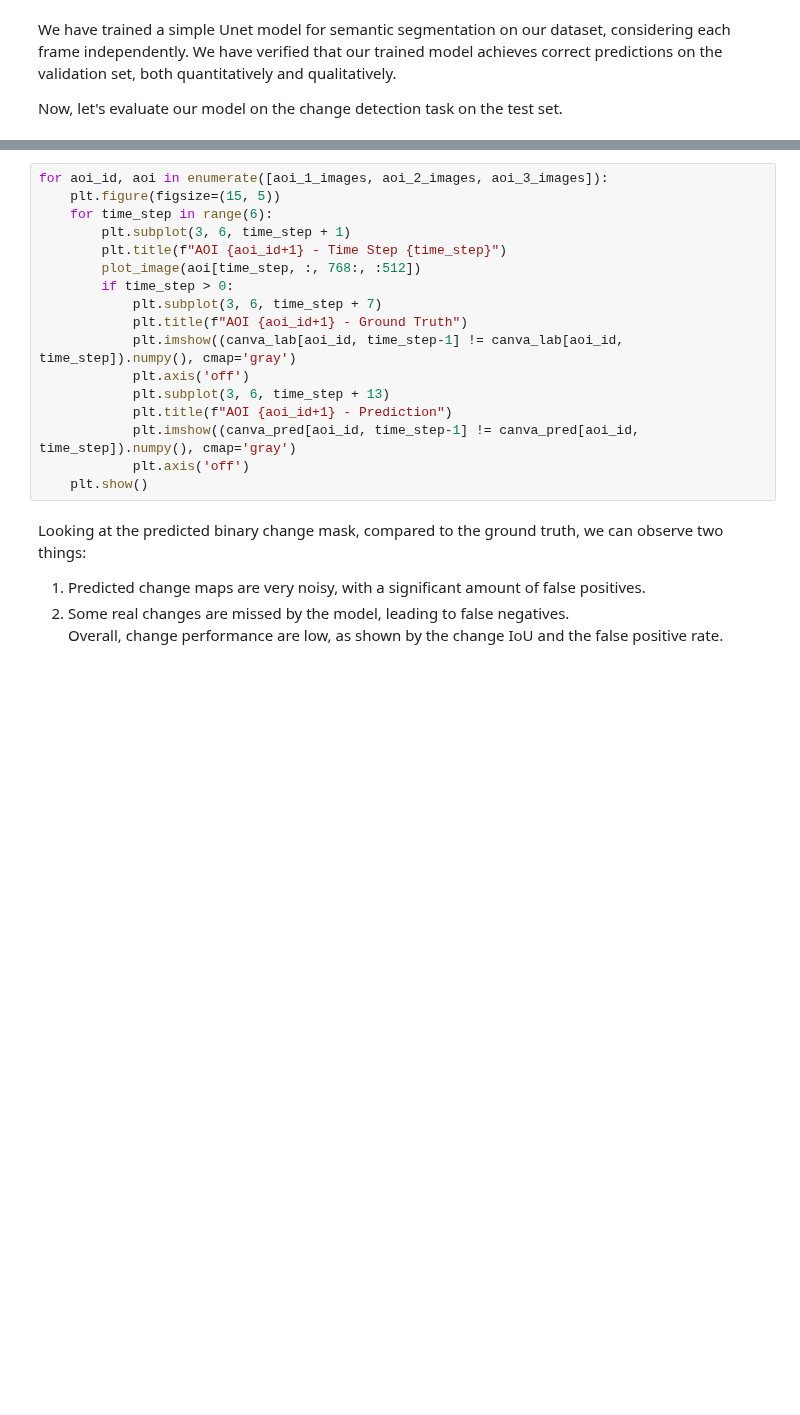
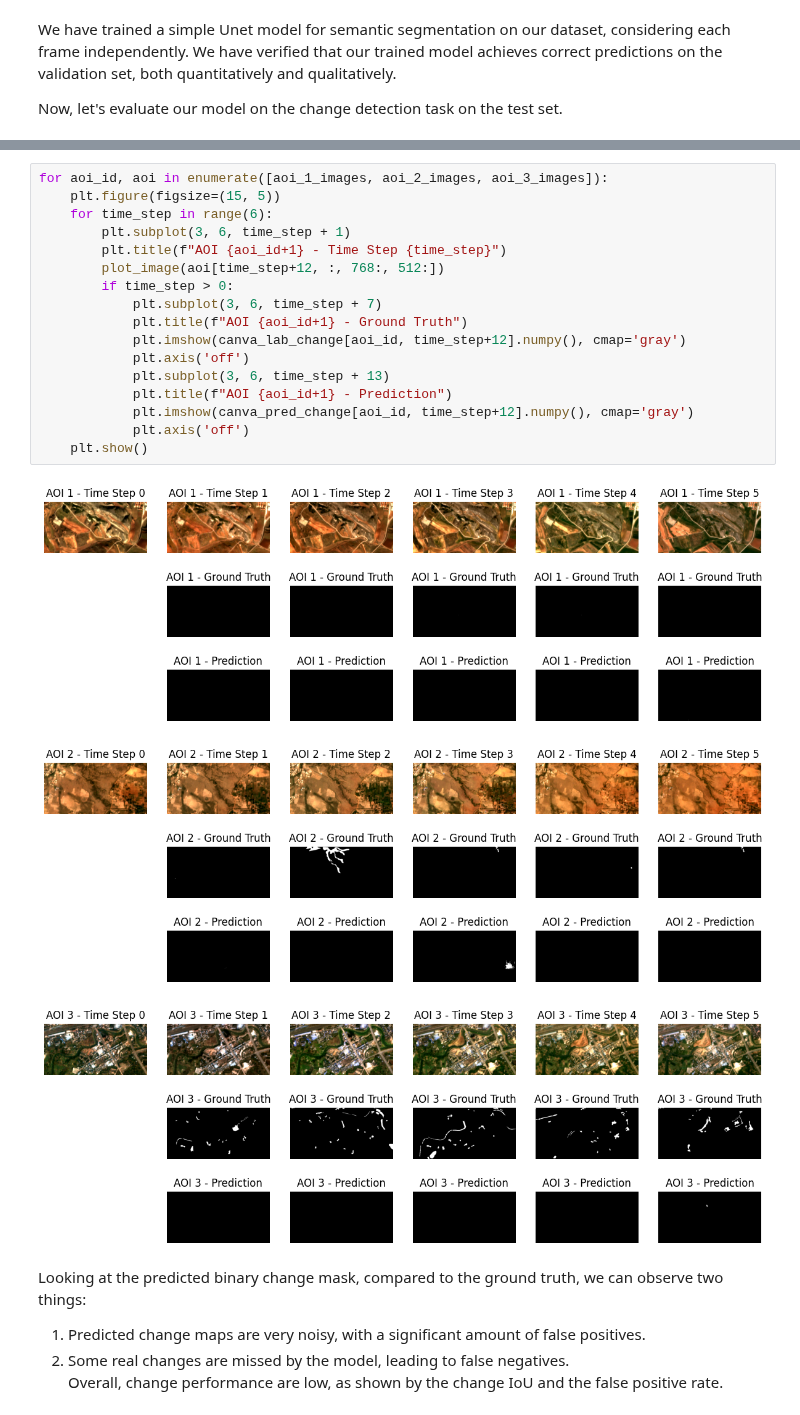
Before and after one commit to ElliotVincent/iadf_tutorial, a Jupyter notebook: tutorial_2.ipynb, the cells around one changed output, grey strips where cells are left out. Cells and saved outputs as stored; diff of their text form; blank space fills up the shorter version.

```diff
--- a/tutorial_2.ipynb
+++ b/tutorial_2.ipynb
@@ -446,20 +512,24 @@ plt.show()
 # %%
 for aoi_id, aoi in enumerate([aoi_1_images, aoi_2_images, aoi_3_images]):
     plt.figure(figsize=(15, 5))
     for time_step in range(6):
         plt.subplot(3, 6, time_step + 1)
         plt.title(f"AOI {aoi_id+1} - Time Step {time_step}")
-        plot_image(aoi[time_step, :, 768:, :512])
+        plot_image(aoi[time_step+12, :, 768:, 512:])
         if time_step > 0:
             plt.subplot(3, 6, time_step + 7)
             plt.title(f"AOI {aoi_id+1} - Ground Truth")
-            plt.imshow((canva_lab[aoi_id, time_step-1] != canva_lab[aoi_id, time_step]).numpy(), cmap='gray')
+            plt.imshow(canva_lab_change[aoi_id, time_step+12].numpy(), cmap='gray')
             plt.axis('off')
             plt.subplot(3, 6, time_step + 13)
             plt.title(f"AOI {aoi_id+1} - Prediction")
-            plt.imshow((canva_pred[aoi_id, time_step-1] != canva_pred[aoi_id, time_step]).numpy(), cmap='gray')
+            plt.imshow(canva_pred_change[aoi_id, time_step+12].numpy(), cmap='gray')
             plt.axis('off')
     plt.show()
+# %% [output]
+[figure, added]
+[figure, added]
+[figure, added]
 # %% [markdown]
 Looking at the predicted binary change mask, compared to the ground truth, we can observe two things:
 1. Predicted change maps are very noisy, with a significant amount of false positives.
```
Also changed, not shown: parts of 13 cells of this notebook.
